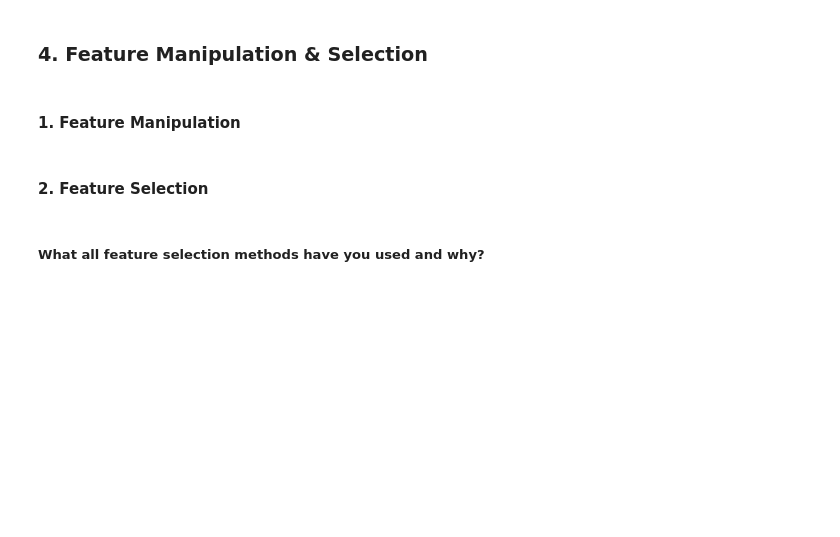
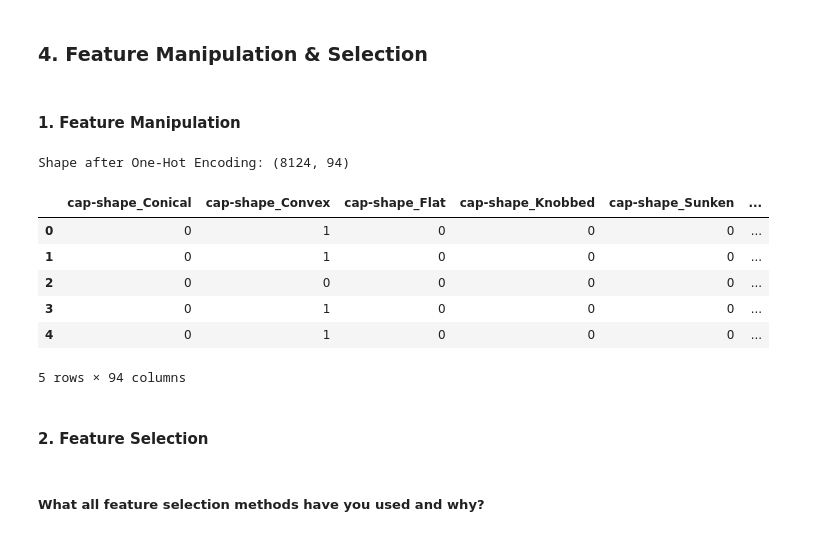
Before and after one commit to Vansh-172/Project-Classification, a Jupyter notebook: Vansh_Goyal_Project_Classification.ipynb, the cells around one changed output. Drawn from its saved outputs; the diff is of its cells as text; code cells hidden in the pictures; blank space fills up the shorter version.

```diff
--- a/Vansh_Goyal_Project_Classification.ipynb
+++ b/Vansh_Goyal_Project_Classification.ipynb
@@ -939,3 +938,25 @@ Answer Here.
+# %%
+# Manipulate Features to minimize feature correlation and create new features
+# Create features and target
+
+X = df.drop('class', axis=1)
+y = df['class'].map({'Edible':0,'Poisonous':1})
+
+# One-Hot Encode all categorical features
+X = pd.get_dummies(X, drop_first=True).astype(int)
+
+print("Shape after One-Hot Encoding:", X.shape)
+
+X.head()
+# %% [output]
+Shape after One-Hot Encoding: (8124, 94)
+|  | cap-shape_Conical | cap-shape_Convex | cap-shape_Flat | cap-shape_Knobbed | cap-shape_Sunken | ... |
+| 0 | 0 | 1 | 0 | 0 | 0 | ... |
+| 1 | 0 | 1 | 0 | 0 | 0 | ... |
+| 2 | 0 | 0 | 0 | 0 | 0 | ... |
+| 3 | 0 | 1 | 0 | 0 | 0 | ... |
+| 4 | 0 | 1 | 0 | 0 | 0 | ... |
+5 rows × 94 columns
 # %% [markdown]
 #### 2. Feature Selection
 # %%
```
Also changed, not shown: parts of 24 cells of this notebook.
